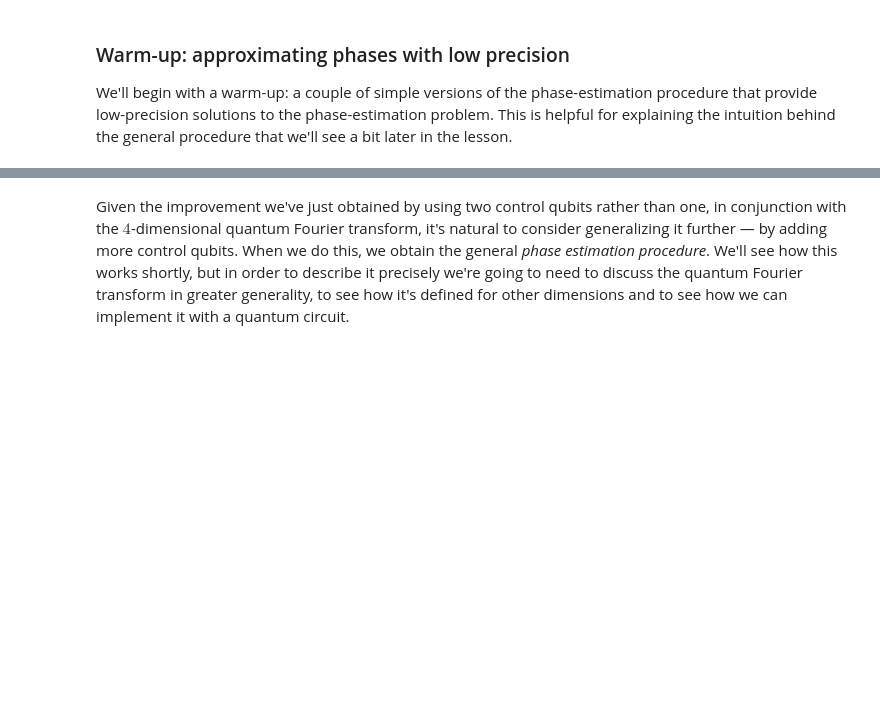
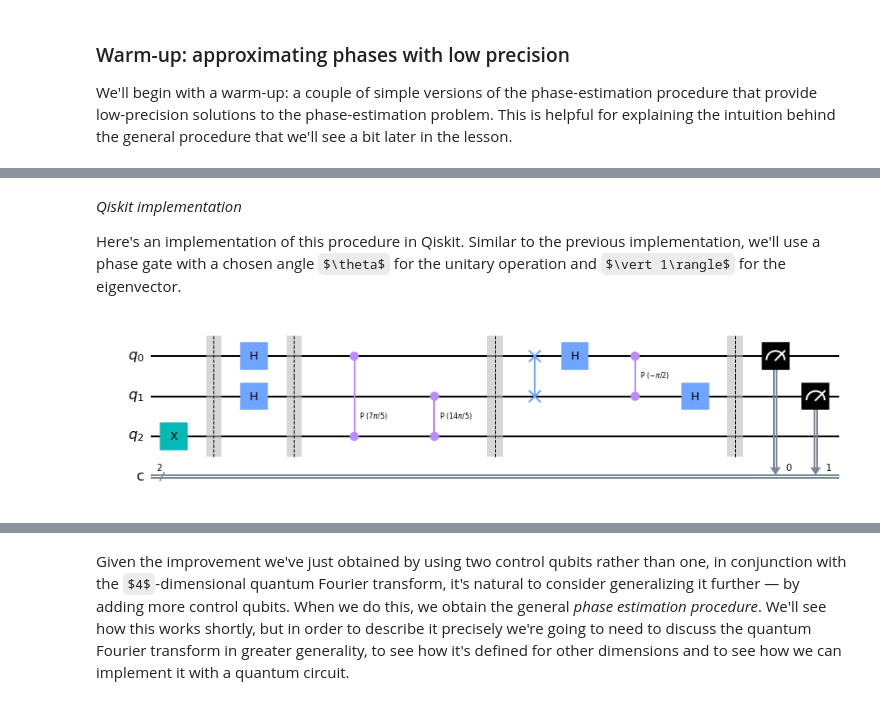
Before and after one commit to nikolabintev/textbook, a Jupyter notebook: notebooks/algorithm-fundamentals/03.phase-estimation/phase-estimation-and-factoring.ipynb, the cells around one changed output, grey strips where cells are left out. Drawn from its saved outputs; the diff is of its cells as text; code cells hidden in the pictures; some formulas as TeX source; blank space fills up the shorter version.

```diff
--- a/notebooks/algorithm-fundamentals/03.phase-estimation/phase-estimation-and-factoring.ipynb
+++ b/notebooks/algorithm-fundamentals/03.phase-estimation/phase-estimation-and-factoring.ipynb
@@ -620,3 +672,41 @@ This is a clear improvement over the single-qubit variant described earlier in t
 It's not perfect — it can give us the wrong answer — but the answer is heavily skewed toward values of $y$ for which $y/4$ is close to $\theta.$
 In particular, the most likely outcome always corresponds to the closest value of $y/4$ to $\theta$ (equating $\theta = 0$ and $\theta = 1$ as before), and it appears from the plot that this closest value for $x$ always appears with probability above $40\%.$
 When $\theta$ is exactly halfway between two such values, like $\theta = 0.375$ for instance, the two equally close values of $y$ are equally likely.
+# %% [markdown]
+*Qiskit implementation*
+
+Here's an implementation of this procedure in Qiskit.
+Similar to the previous implementation, we'll use a phase gate with a chosen angle $\theta$ for the unitary operation and $\vert 1\rangle$ for the eigenvector.
+# %%
+from math import pi
+from qiskit import QuantumCircuit
+
+theta = .7
+qc = QuantumCircuit(3, 2)
+
+# Prepare the eigenvector
+qc.x(2)
+qc.barrier()
+
+# The initial Hadamard gates
+qc.h(0)
+qc.h(1)
+qc.barrier()
+
+# The controlled unitary gates
+qc.cp(2*pi*theta,0,2)
+qc.cp(2*pi*(2*theta),1,2)
+qc.barrier()
+
+# An implementation of the inverse of the two-qubit QFT
+qc.swap(0,1)
+qc.h(0)
+qc.cp(-pi/2,0,1)
+qc.h(1)
+qc.barrier()
+
+# And finally the measurements
+qc.measure([0, 1], [0, 1])
+qc.draw()
+# %% [output]
+[figure, added]
```
Also changed, not shown: parts of 53 cells of this notebook, 19 other files.
